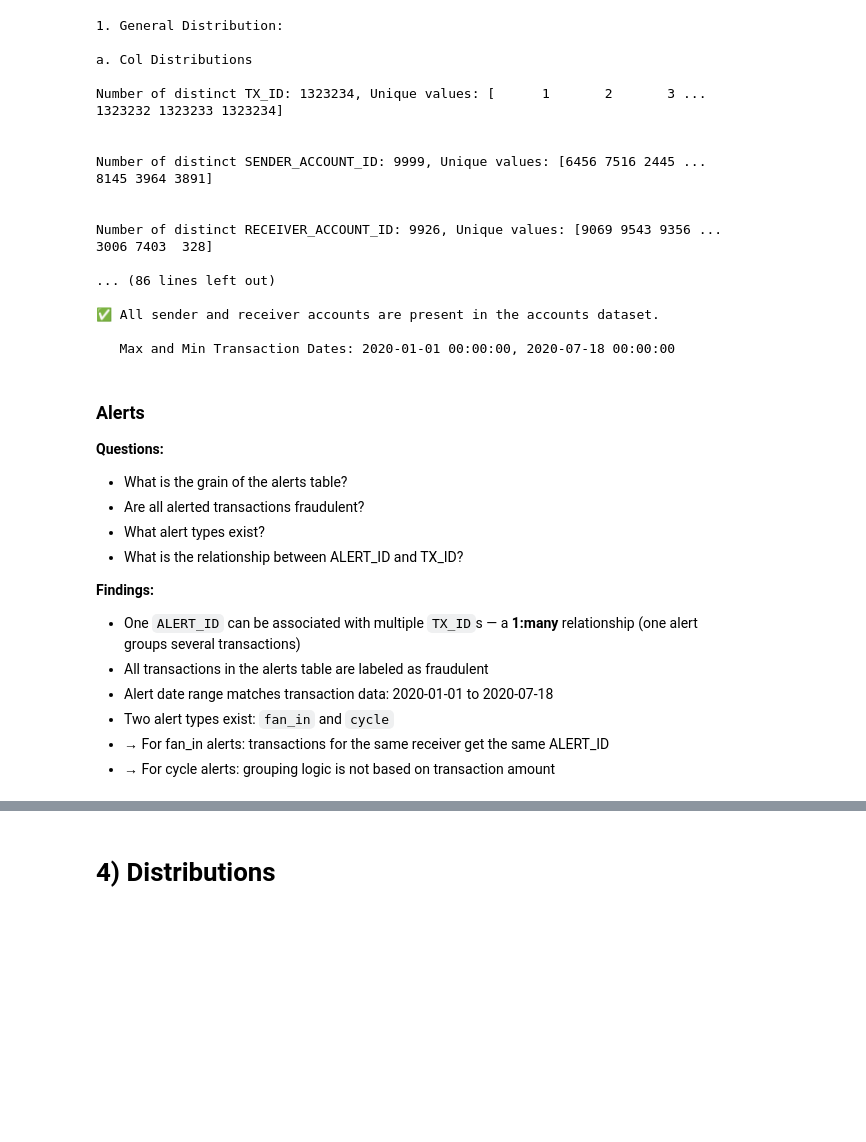
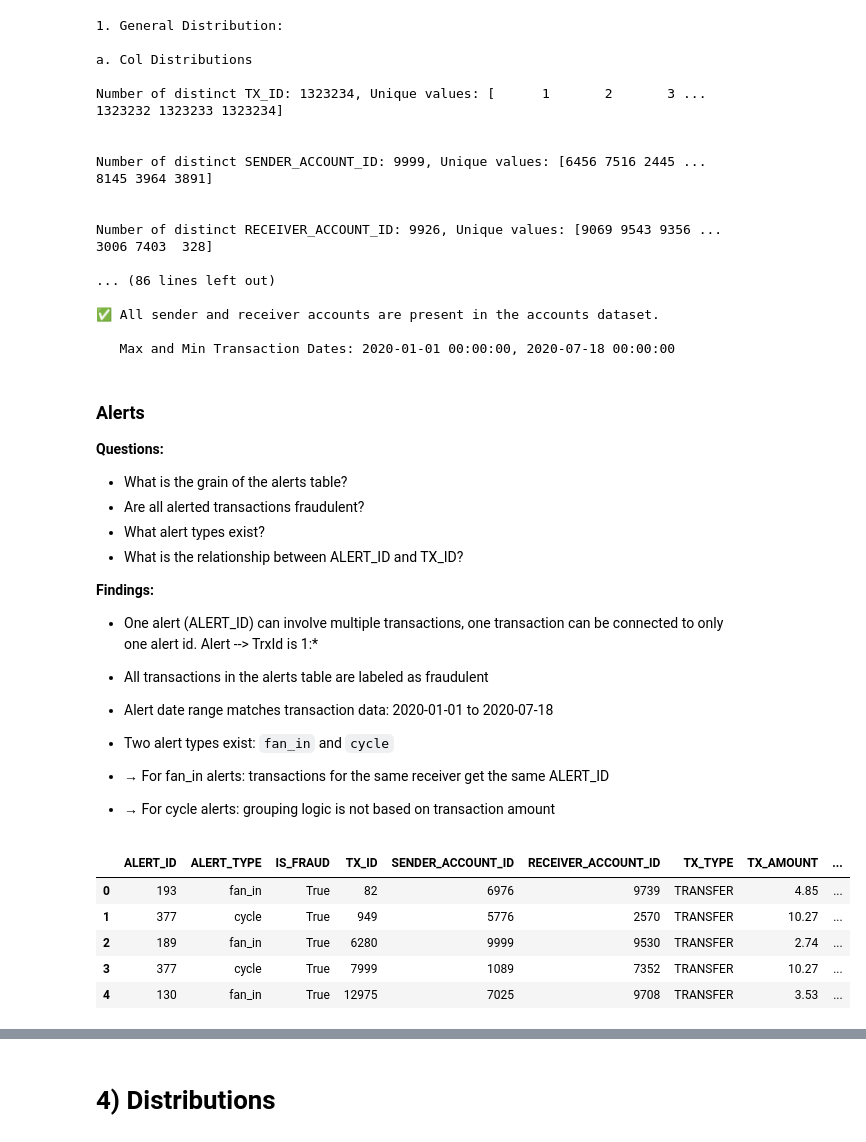
Before and after one commit to sevdenakkoc/my-risk-detection, a Jupyter notebook: notebooks/01_eda.ipynb, the cells around one changed output, grey strips where cells are left out. Saved outputs shown, nothing was run; the diff lists cells and outputs as text; code cells hidden in the pictures; blank space fills up the shorter version.

```diff
--- a/notebooks/01_eda.ipynb
+++ b/notebooks/01_eda.ipynb
@@ -263,12 +273,22 @@ Number of distinct RECEIVER_ACCOUNT_ID: 9926, Unique values: [9069 9543 9356 ...
 - What is the relationship between ALERT_ID and TX_ID?
 
 **Findings:**
-- One `ALERT_ID` can be associated with multiple `TX_ID`s — a **1:many** relationship (one alert groups several transactions)
+- One alert (ALERT_ID) can involve multiple transactions, one transaction can be connected to only one alert id. Alert --> TrxId is 1:*
+
 - All transactions in the alerts table are labeled as fraudulent
 - Alert date range matches transaction data: 2020-01-01 to 2020-07-18
 - Two alert types exist: `fan_in` and `cycle`
 - → For fan_in alerts: transactions for the same receiver get the same ALERT_ID
 - → For cycle alerts: grouping logic is not based on transaction amount
+# %%
+df_alerts.head()
+# %% [output]
+|  | ALERT_ID | ALERT_TYPE | IS_FRAUD | TX_ID | SENDER_ACCOUNT_ID | RECEIVER_ACCOUNT_ID | TX_TYPE | TX_AMOUNT | ... |
+| 0 | 193 | fan_in | True | 82 | 6976 | 9739 | TRANSFER | 4.85 | ... |
+| 1 | 377 | cycle | True | 949 | 5776 | 2570 | TRANSFER | 10.27 | ... |
+| 2 | 189 | fan_in | True | 6280 | 9999 | 9530 | TRANSFER | 2.74 | ... |
+| 3 | 377 | cycle | True | 7999 | 1089 | 7352 | TRANSFER | 10.27 | ... |
+| 4 | 130 | fan_in | True | 12975 | 7025 | 9708 | TRANSFER | 3.53 | ... |
 # %%
 print('\n1. General Distribution:')
 
```
Also changed, not shown: parts of 8 cells of this notebook.
